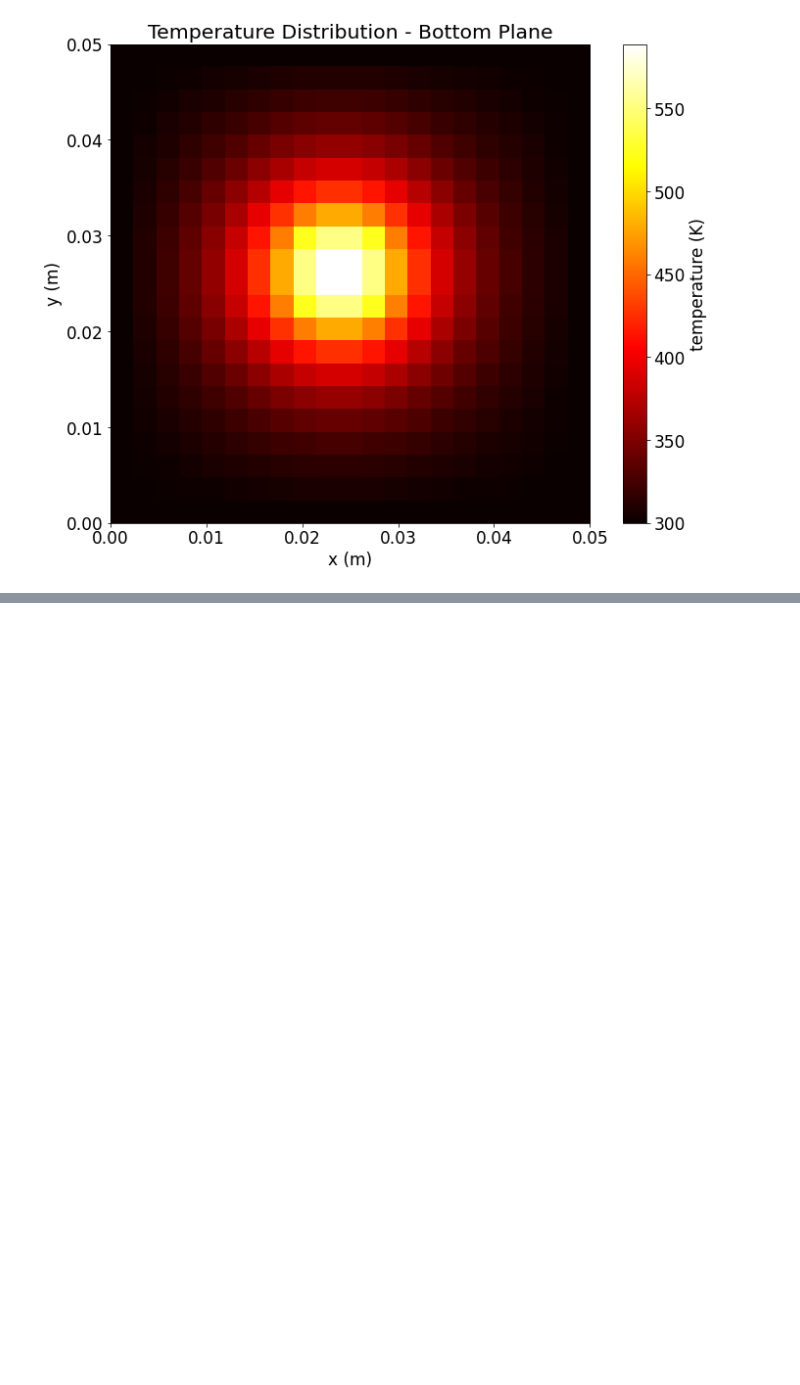
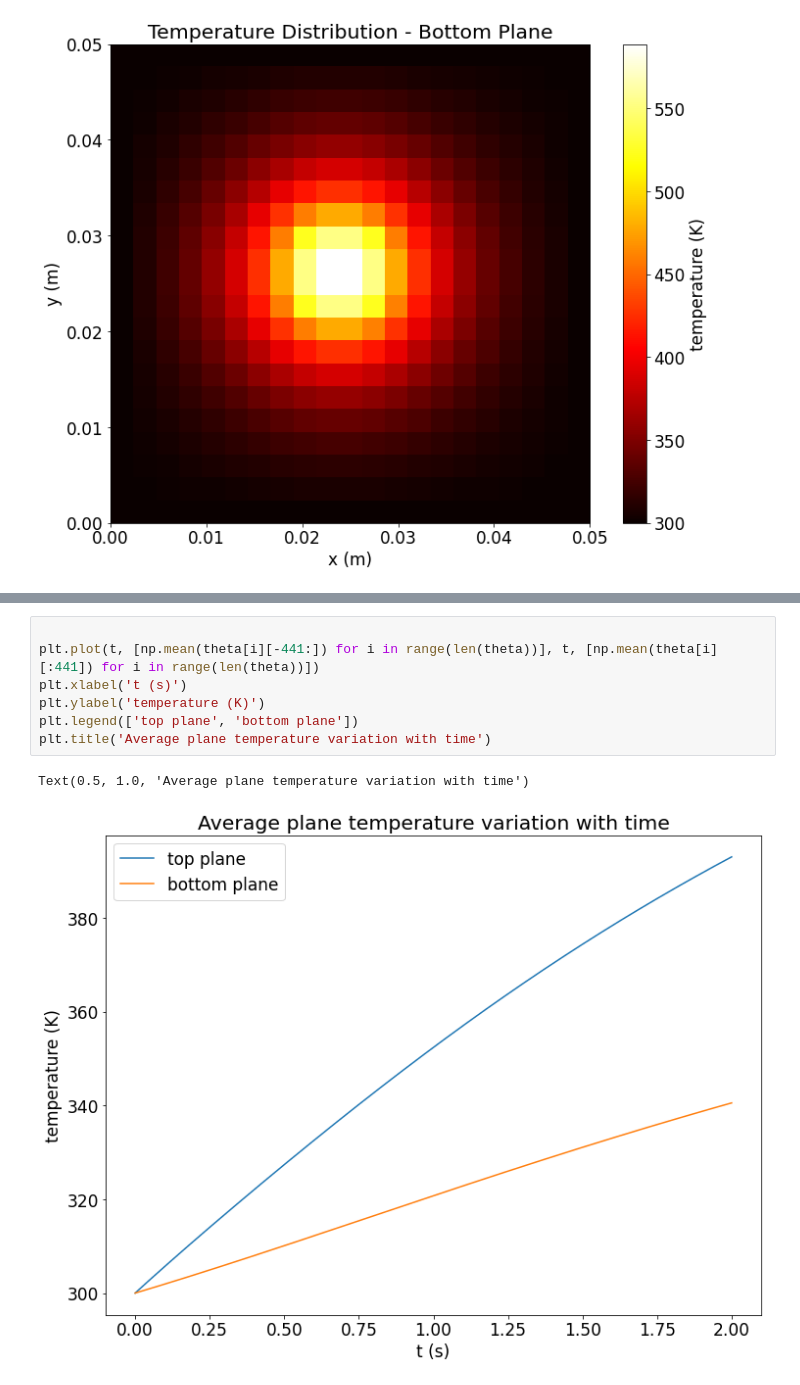
Before and after one commit to unjike/Modeling-and-Simulation-of-Advanced-Manufacturing-Processes, a Jupyter notebook: Modeling_and_Simulation_of_Laser_Processing.ipynb, the cells around one changed output, grey strips where cells are left out. Drawn from its saved outputs; the diff is of its cells as text; blank space fills up the shorter version.

```diff
--- a/Modeling_and_Simulation_of_Laser_Processing.ipynb
+++ b/Modeling_and_Simulation_of_Laser_Processing.ipynb
@@ -136,0 +155,10 @@ plt.show()
+# %%
+
+plt.plot(t, [np.mean(theta[i][-441:]) for i in range(len(theta))], t, [np.mean(theta[i][:441]) for i in range(len(theta))])
+plt.xlabel('t (s)')
+plt.ylabel('temperature (K)')
+plt.legend(['top plane', 'bottom plane'])
+plt.title('Average plane temperature variation with time')
+# %% [output]
+Text(0.5, 1.0, 'Average plane temperature variation with time')
+[figure, added]
```
Also changed, not shown: parts of 2 cells of this notebook.
